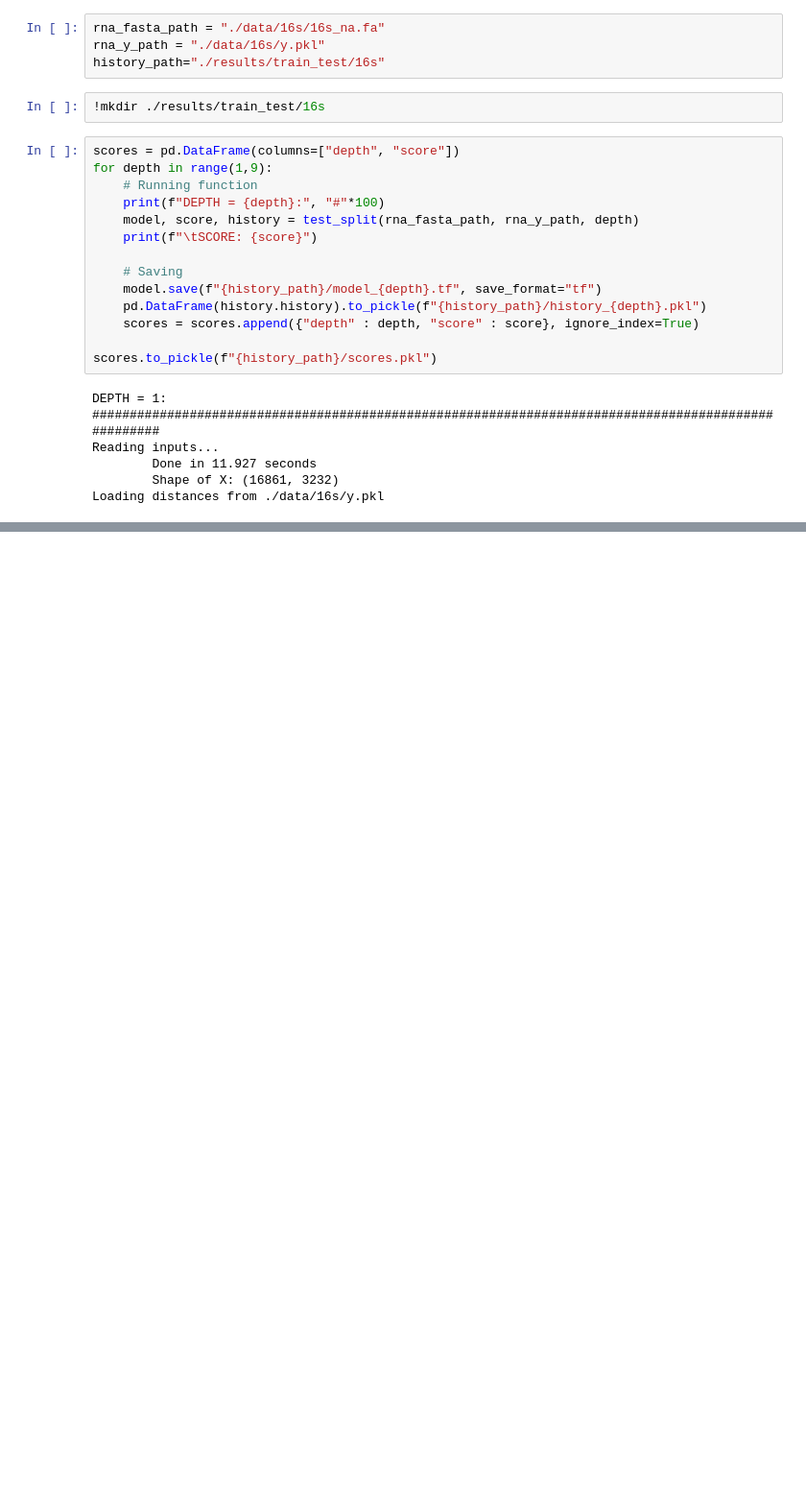
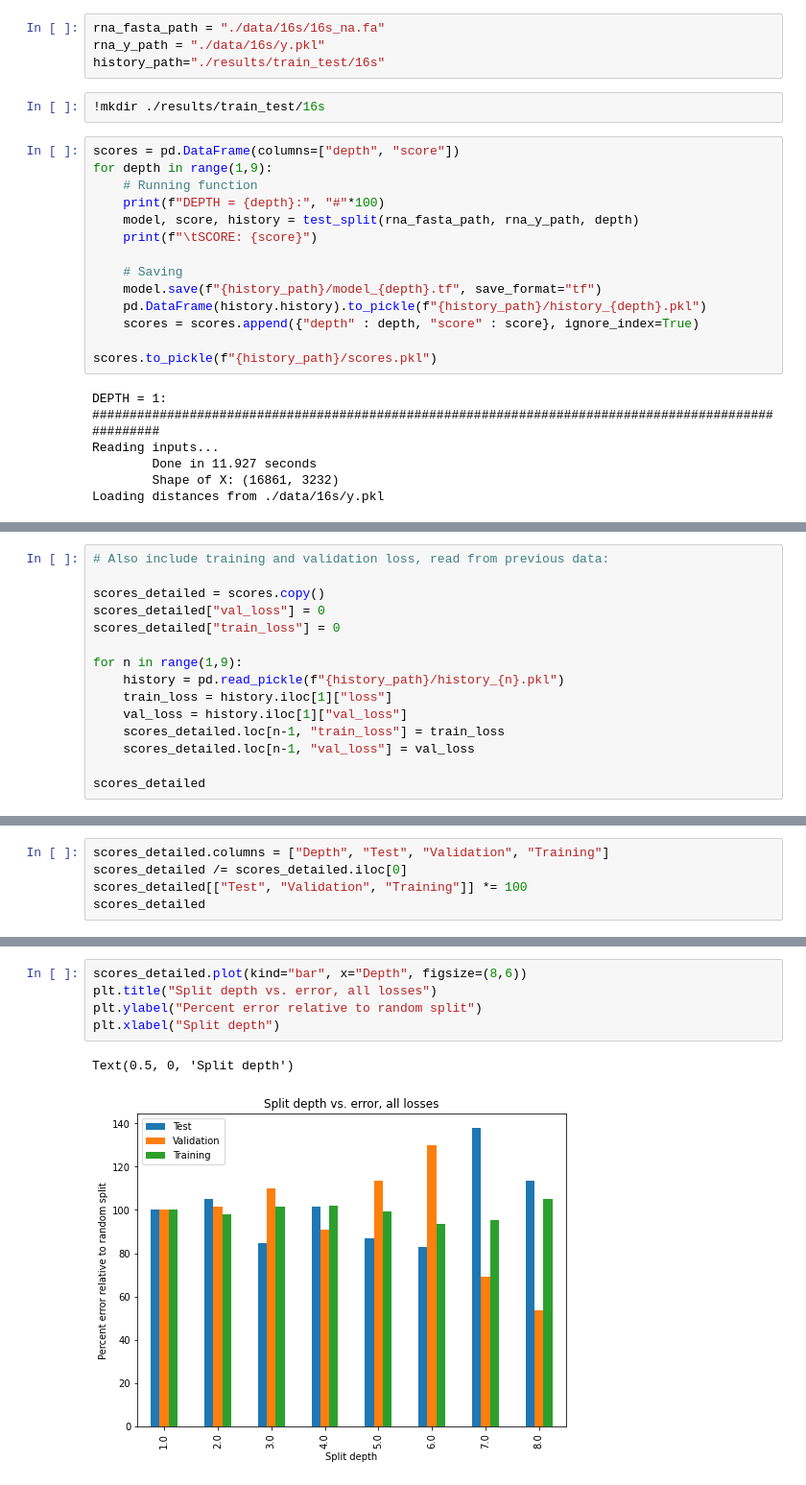
Before and after one commit to rohithravin/ECBM4040-NuroSEED-Proj, a Jupyter notebook: Train-test split analysis.ipynb, the cells around one changed output, grey strips where cells are left out. Shown at 96% size. Cells and saved outputs as stored; diff of their text form; blank space fills up the shorter version.

```diff
--- a/Train-test split analysis.ipynb
+++ b/Train-test split analysis.ipynb
@@ -178,0 +222,15 @@ Loading distances from ./data/16s/y.pkl
+# %%
+# Also include training and validation loss, read from previous data:
+
+scores_detailed = scores.copy()
+scores_detailed["val_loss"] = 0
+scores_detailed["train_loss"] = 0
+
+for n in range(1,9):
+    history = pd.read_pickle(f"{history_path}/history_{n}.pkl")
+    train_loss = history.iloc[1]["loss"]
+    val_loss = history.iloc[1]["val_loss"]
+    scores_detailed.loc[n-1, "train_loss"] = train_loss
+    scores_detailed.loc[n-1, "val_loss"] = val_loss
+
+scores_detailed
@@ -178,0 +247,5 @@ Loading distances from ./data/16s/y.pkl
+# %%
+scores_detailed.columns = ["Depth", "Test", "Validation", "Training"]
+scores_detailed /= scores_detailed.iloc[0]
+scores_detailed[["Test", "Validation", "Training"]] *= 100
+scores_detailed
@@ -178,0 +262,8 @@ Loading distances from ./data/16s/y.pkl
+# %%
+scores_detailed.plot(kind="bar", x="Depth", figsize=(8,6))
+plt.title("Split depth vs. error, all losses")
+plt.ylabel("Percent error relative to random split")
+plt.xlabel("Split depth")
+# %% [output]
+Text(0.5, 0, 'Split depth')
+[figure, added]
```
Also changed, not shown: parts of 8 cells of this notebook.
